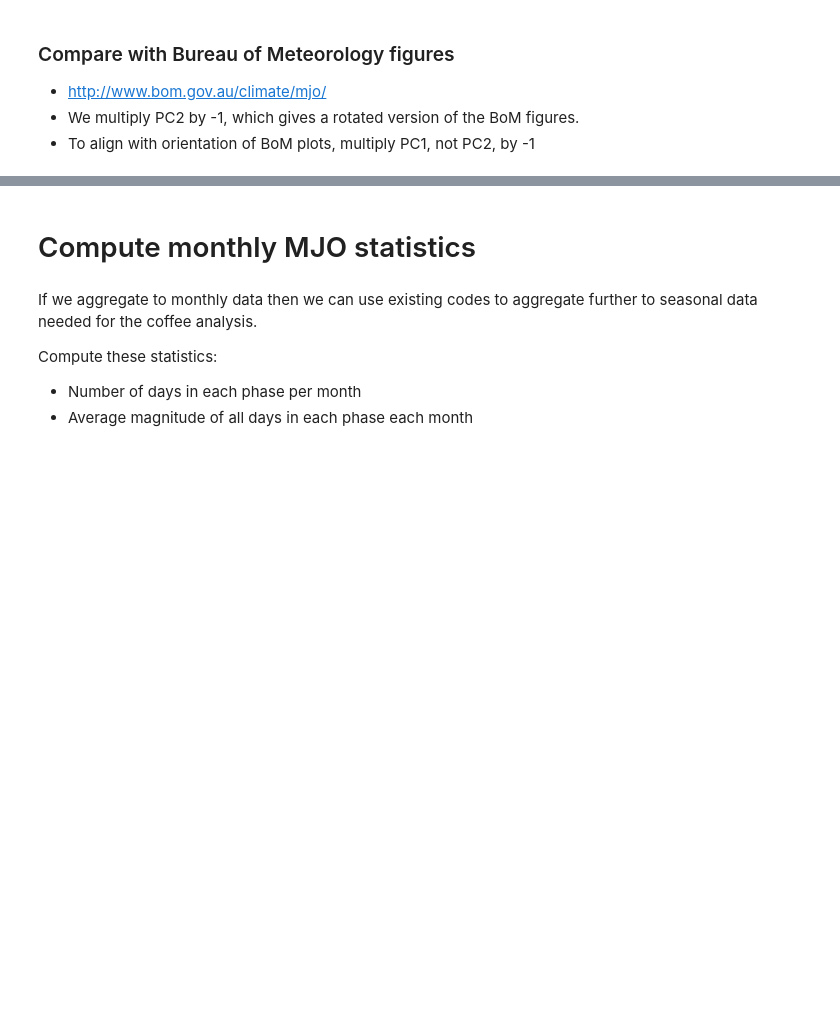
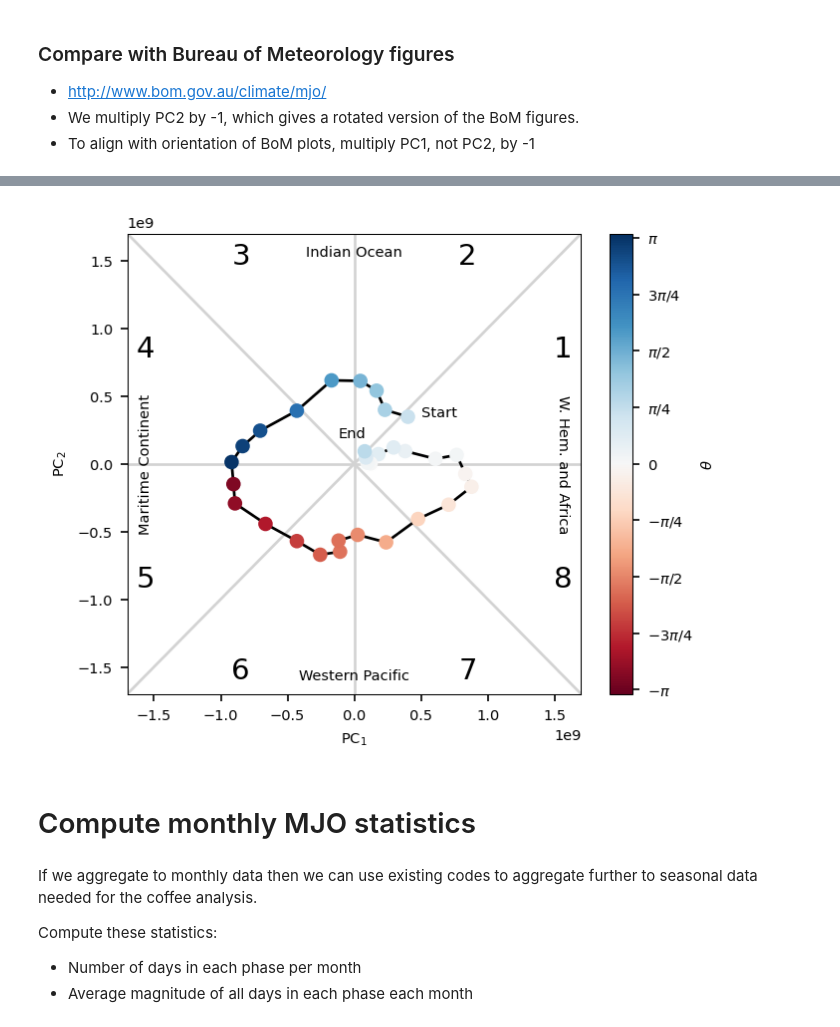
Before and after one commit to dougrichardson/Wet_Aus_2022, a Jupyter notebook: mjo_indices.ipynb, the cells around one changed output, grey strips where cells are left out. Saved outputs shown, nothing was run; the diff lists cells and outputs as text; code cells hidden in the pictures; blank space fills up the shorter version.

```diff
--- a/mjo_indices.ipynb
+++ b/mjo_indices.ipynb
@@ -397,8 +305,8 @@ def calc_mjo(da, mode_1=1, mode_2=2, transform_mode_1=False, transform_mode_2=Fa
     if transform_mode_2:
         m2 = m2 * -1
 
-    amplitude = xr.ufuncs.sqrt(xr.ufuncs.square(m1) + xr.ufuncs.square(m2))
-    phase = xr.ufuncs.arctan2(m2, m1)
+    amplitude = np.sqrt(np.square(m1) + np.square(m2))
+    phase = np.arctan2(m2, m1)
     return amplitude, phase
 # %% [markdown]
 ### To propagate eastwards, we need to ensure $d\theta / dt$ is positive.
@@ -489,7 +404,7 @@ plot_polar(vpot_eof_dt)
 pc1 = vpot_eof.pc.sel(mode=1)
 pc2 = vpot_eof.pc.sel(mode=2) * -1
 # %%
-def plot_mjo(pc1, pc2, time_str, z_dim='time', phase=None, filename=None, save_fig=False):
+def plot_mjo(pc1, pc2, time_str, z_dim='time', phase=None):
     """
     Plot MJO progression
     """
@@ -551,8 +466,5 @@ def plot_mjo(pc1, pc2, time_str, z_dim='time', phase=None, filename=None, save_f
         else:
             cb.set_ticks(c[::3])
             cb.set_ticklabels(z[::3])
-
-        if save_fig:
-            plt.savefig('./figures/'+filename, format='pdf', dpi=400, bbox_inches='tight')
 # %%
 plot_mjo(pc1, pc2, '2020-01')
@@ -559,5 +473,7 @@ plot_mjo(pc1, pc2, '2020-01')
 # %%
-plot_mjo(pc1, pc2, '2020-01', z_dim='phase', phase=mjo.phase, filename='mjo_phase_2020-01.pdf', save_fig=True)
+plot_mjo(pc1, pc2, '2020-01', z_dim='phase', phase=mjo.phase)
+# %% [output]
+[figure, added]
 # %% [markdown]
 # Compute monthly MJO statistics
 # %% [markdown]
```
Also changed, not shown: parts of 35 cells of this notebook, 1 other file.
